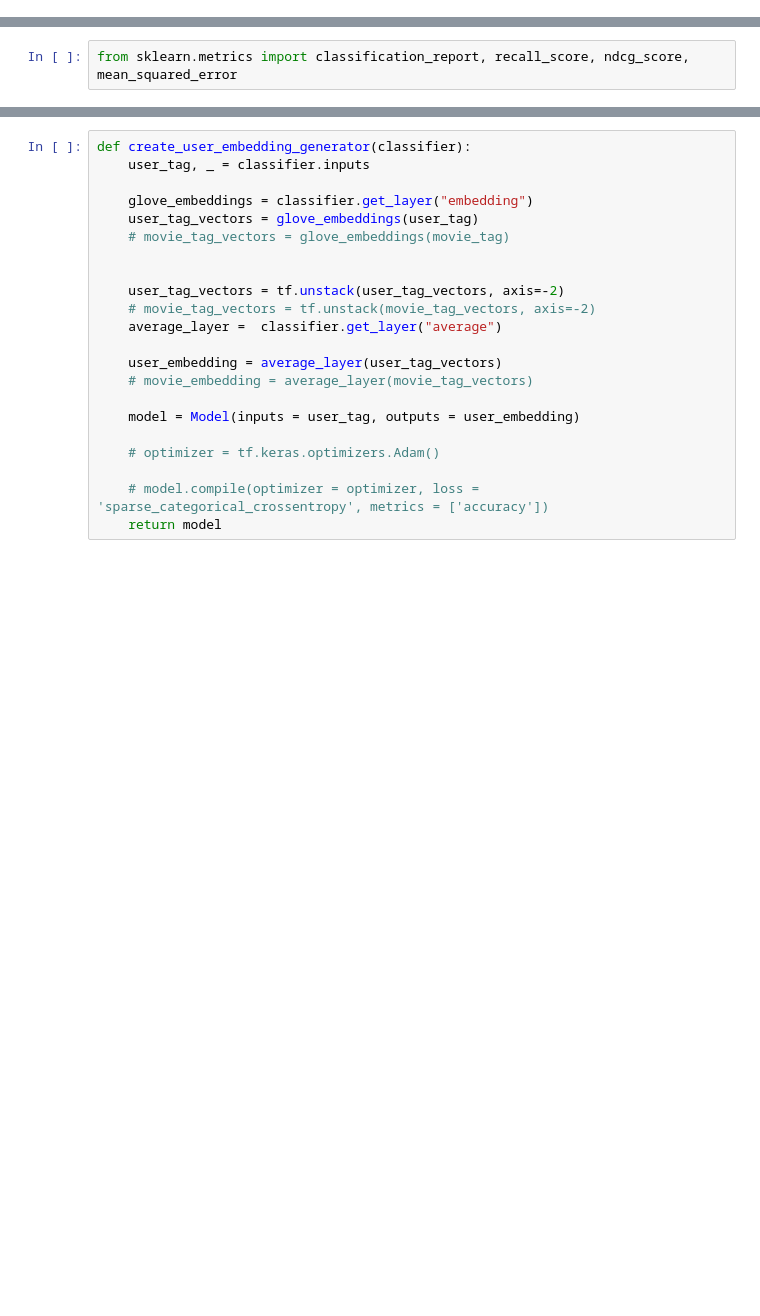
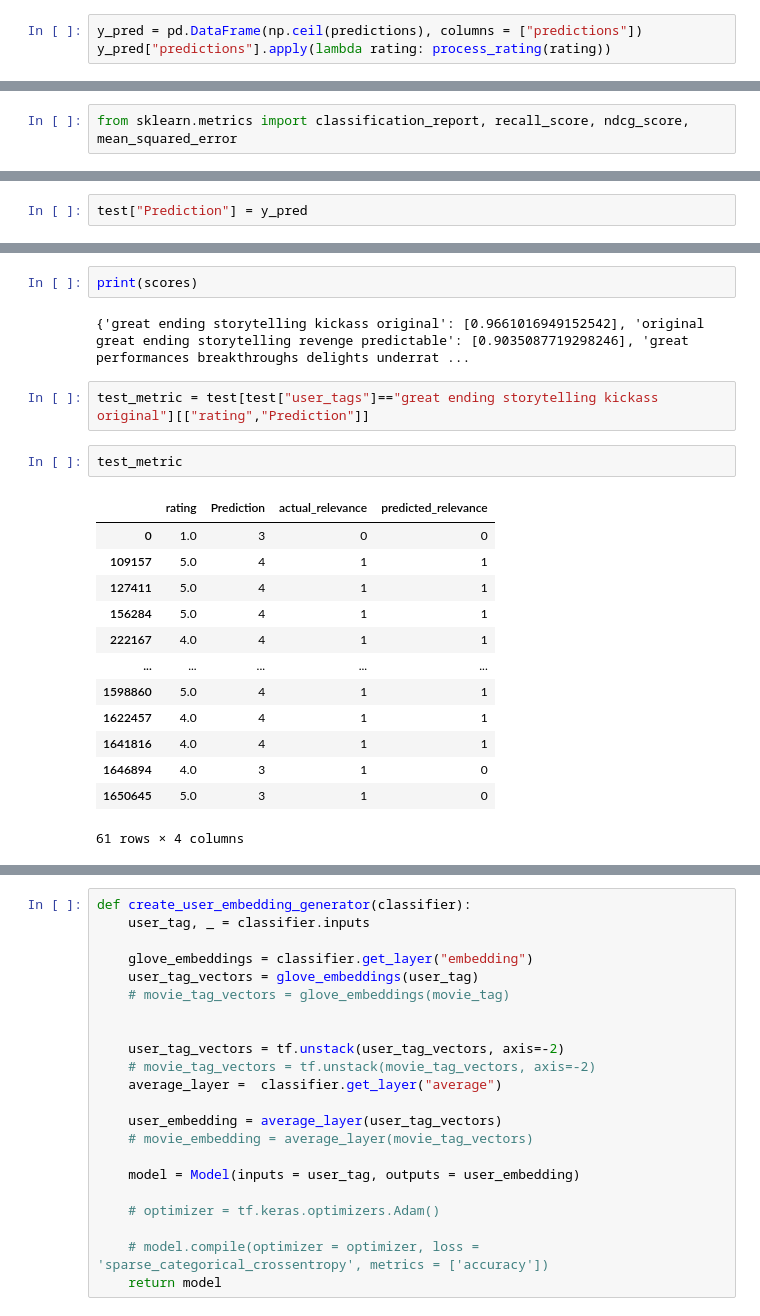
Before and after one commit to ashwiniyer176/MovieLens-Recommendation-System, a Jupyter notebook: notebooks/Glove_Finetuned.ipynb, the cells around one changed output, grey strips where cells are left out. Drawn from its saved outputs; the diff is of its cells as text; blank space fills up the shorter version.

```diff
--- a/notebooks/Glove_Finetuned.ipynb
+++ b/notebooks/Glove_Finetuned.ipynb
@@ -324,3 +351,6 @@ y_pred = np.argmax(predictions, axis=1)
+# %%
+y_pred = pd.DataFrame(np.ceil(predictions), columns = ["predictions"])
+y_pred["predictions"].apply(lambda rating: process_rating(rating))
 # %%
 y_pred
 # %% [output]
@@ -344,0 +399,2 @@ weighted avg       0.56      0.56      0.55   1652905
+# %%
+test["Prediction"] = y_pred
@@ -344,0 +423,22 @@ weighted avg       0.56      0.56      0.55   1652905
+# %%
+print(scores)
+# %% [output]
+{'great ending storytelling kickass original': [0.9661016949152542], 'original great ending storytelling revenge predictable': [0.9035087719298246], 'great performances breakthroughs delights underrat ...
+# %%
+test_metric = test[test["user_tags"]=="great ending storytelling kickass original"][["rating","Prediction"]]
+# %%
+test_metric
+# %% [output]
+|  | rating | Prediction | actual_relevance | predicted_relevance |
+| 0 | 1.0 | 3 | 0 | 0 |
+| 109157 | 5.0 | 4 | 1 | 1 |
+| 127411 | 5.0 | 4 | 1 | 1 |
+| 156284 | 5.0 | 4 | 1 | 1 |
+| 222167 | 4.0 | 4 | 1 | 1 |
+| ... | ... | ... | ... | ... |
+| 1598860 | 5.0 | 4 | 1 | 1 |
+| 1622457 | 4.0 | 4 | 1 | 1 |
+| 1641816 | 4.0 | 4 | 1 | 1 |
+| 1646894 | 4.0 | 3 | 1 | 0 |
+| 1650645 | 5.0 | 3 | 1 | 0 |
+61 rows × 4 columns
```
Also changed, not shown: parts of 40 cells of this notebook, 3 other files.
